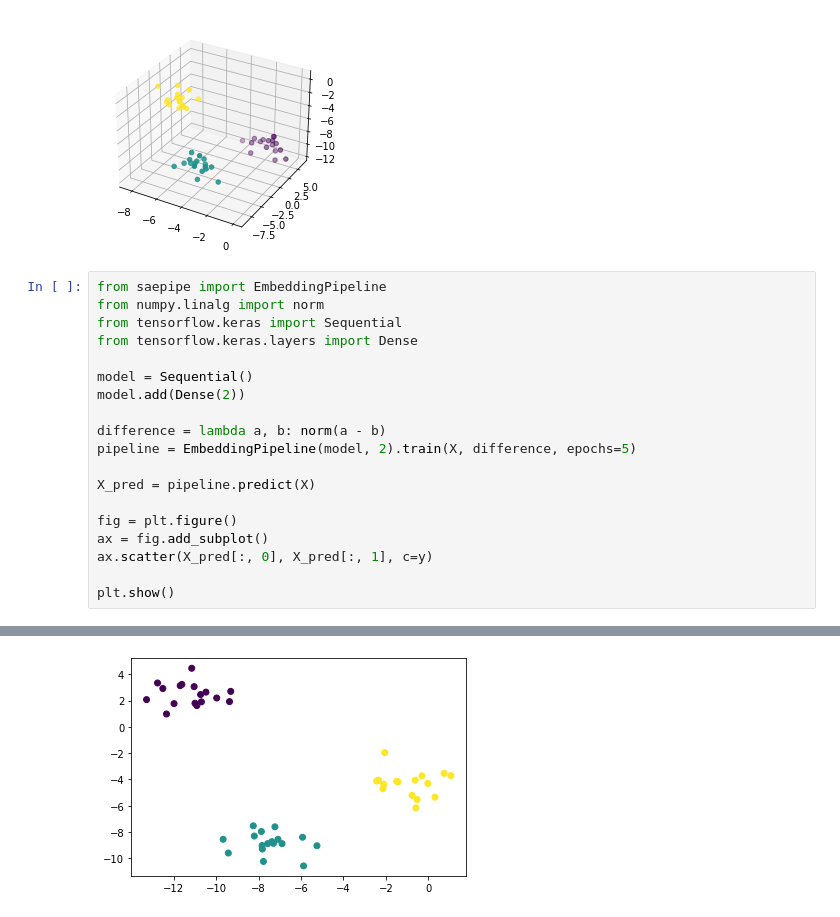
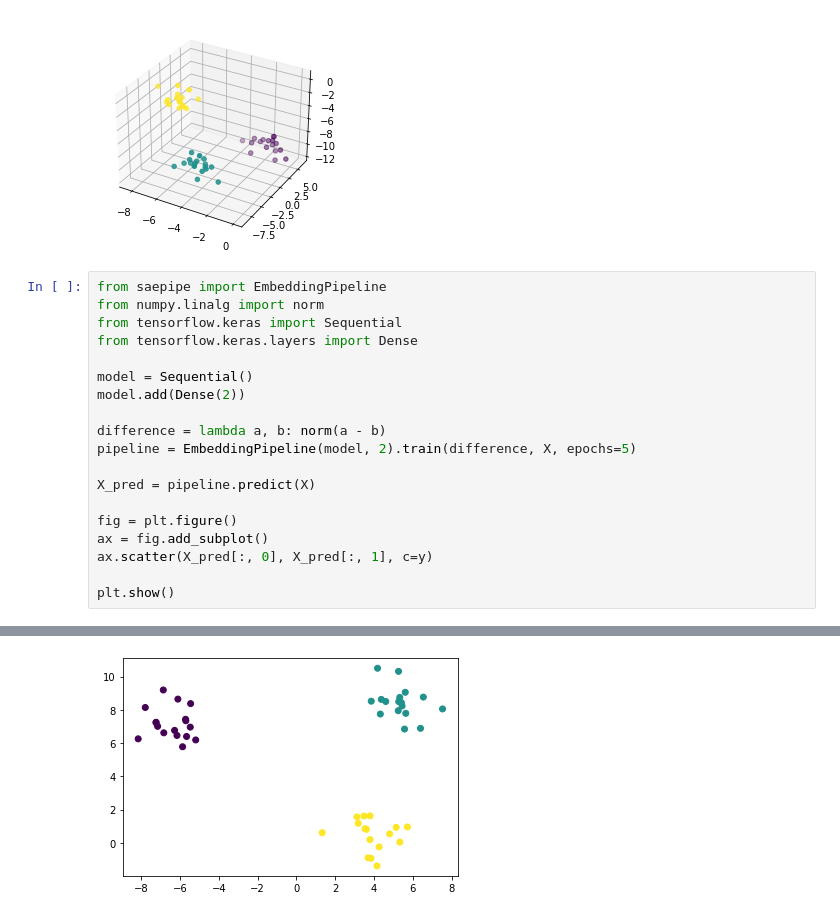
Before and after one commit to LakeYin/SAE-Pipe, a Jupyter notebook: examples/toy_example.ipynb, the cells around one changed output, grey strips where cells are left out. Drawn from its saved outputs; the diff is of its cells as text.

```diff
--- a/examples/toy_example.ipynb
+++ b/examples/toy_example.ipynb
@@ -23,7 +23,7 @@ model = Sequential()
 model.add(Dense(2))
 
 difference = lambda a, b: norm(a - b)
-pipeline = EmbeddingPipeline(model, 2).train(X, difference, epochs=5)
+pipeline = EmbeddingPipeline(model, 2).train(difference, X, epochs=5)
 
 X_pred = pipeline.predict(X)
 
@@ -51 +51 @@ Total loss: 559.3787231445312
-[figure, old version]
+[figure, new version]
```
Also changed, not shown: parts of 1 cell of this notebook, 2 other files.
